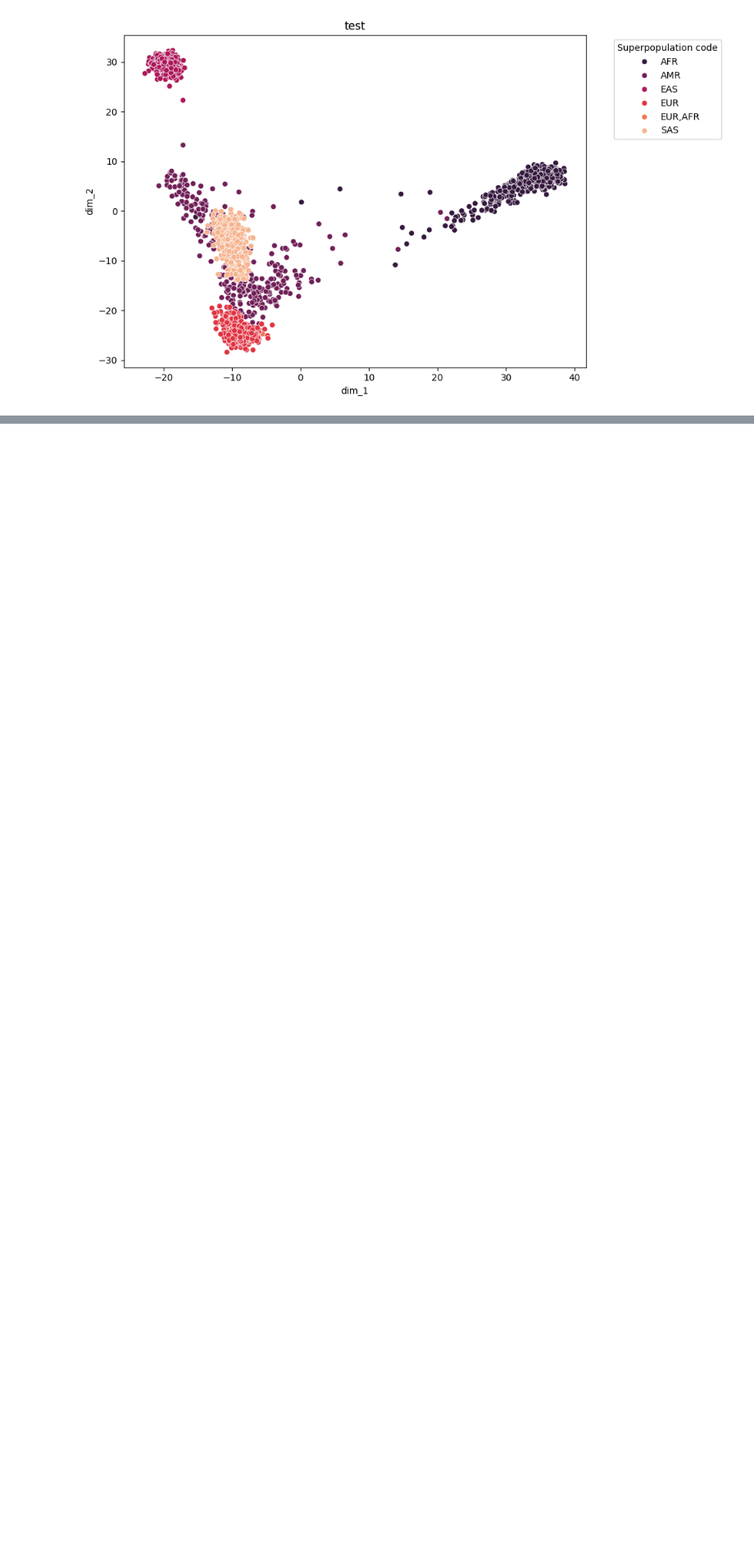
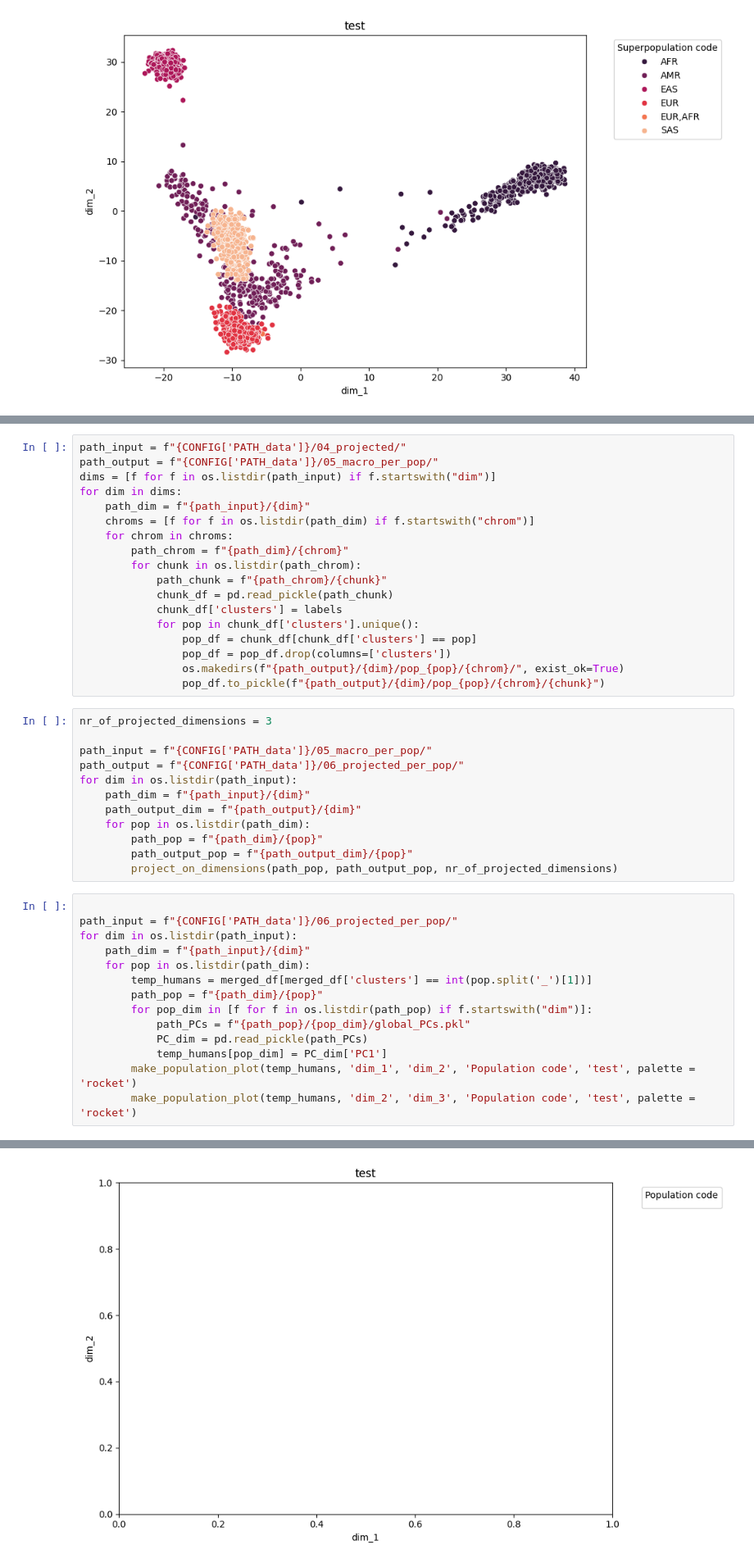
Before and after one commit to mat2m10/pca_projection, a Jupyter notebook: run_test.ipynb, the cells around one changed output, grey strips where cells are left out. Shown at 82% size. Cells and saved outputs as stored; diff of their text form; blank space fills up the shorter version.

```diff
--- a/run_test.ipynb
+++ b/run_test.ipynb
@@ -106,0 +147,45 @@ make_population_plot(merged_df, 'dim_1', 'dim_2', 'Superpopulation code', 'test'
+# %%
+path_input = f"{CONFIG['PATH_data']}/04_projected/"
+path_output = f"{CONFIG['PATH_data']}/05_macro_per_pop/"
+dims = [f for f in os.listdir(path_input) if f.startswith("dim")]
+for dim in dims:
+    path_dim = f"{path_input}/{dim}"
+    chroms = [f for f in os.listdir(path_dim) if f.startswith("chrom")]
+    for chrom in chroms:
+        path_chrom = f"{path_dim}/{chrom}"
+        for chunk in os.listdir(path_chrom):
+            path_chunk = f"{path_chrom}/{chunk}"
+            chunk_df = pd.read_pickle(path_chunk)
+            chunk_df['clusters'] = labels
+            for pop in chunk_df['clusters'].unique():
+                pop_df = chunk_df[chunk_df['clusters'] == pop]
+                pop_df = pop_df.drop(columns=['clusters'])
+                os.makedirs(f"{path_output}/{dim}/pop_{pop}/{chrom}/", exist_ok=True)
+                pop_df.to_pickle(f"{path_output}/{dim}/pop_{pop}/{chrom}/{chunk}")
+# %%
+nr_of_projected_dimensions = 3
+
+path_input = f"{CONFIG['PATH_data']}/05_macro_per_pop/"
+path_output = f"{CONFIG['PATH_data']}/06_projected_per_pop/"
+for dim in os.listdir(path_input):
+    path_dim = f"{path_input}/{dim}"
+    path_output_dim = f"{path_output}/{dim}"
+    for pop in os.listdir(path_dim):
+        path_pop = f"{path_dim}/{pop}"
+        path_output_pop = f"{path_output_dim}/{pop}"
+        project_on_dimensions(path_pop, path_output_pop, nr_of_projected_dimensions)
+# %%
+
+path_input = f"{CONFIG['PATH_data']}/06_projected_per_pop/"
+for dim in os.listdir(path_input):
+    path_dim = f"{path_input}/{dim}"
+    for pop in os.listdir(path_dim):
+        temp_humans = merged_df[merged_df['clusters'] == int(pop.split('_')[1])]
+        path_pop = f"{path_dim}/{pop}"
+        for pop_dim in [f for f in os.listdir(path_pop) if f.startswith("dim")]:
+            path_PCs = f"{path_pop}/{pop_dim}/global_PCs.pkl"
+            PC_dim = pd.read_pickle(path_PCs)
+            temp_humans[pop_dim] = PC_dim['PC1']
+        make_population_plot(temp_humans, 'dim_1', 'dim_2', 'Population code', 'test', palette = 'rocket')
+        make_population_plot(temp_humans, 'dim_2', 'dim_3', 'Population code', 'test', palette = 'rocket')
+# %% [output]
@@ -106,0 +208 @@ make_population_plot(merged_df, 'dim_1', 'dim_2', 'Superpopulation code', 'test'
+[figure, added]
```
Also changed, not shown: parts of 9 cells of this notebook, 1 other file.
